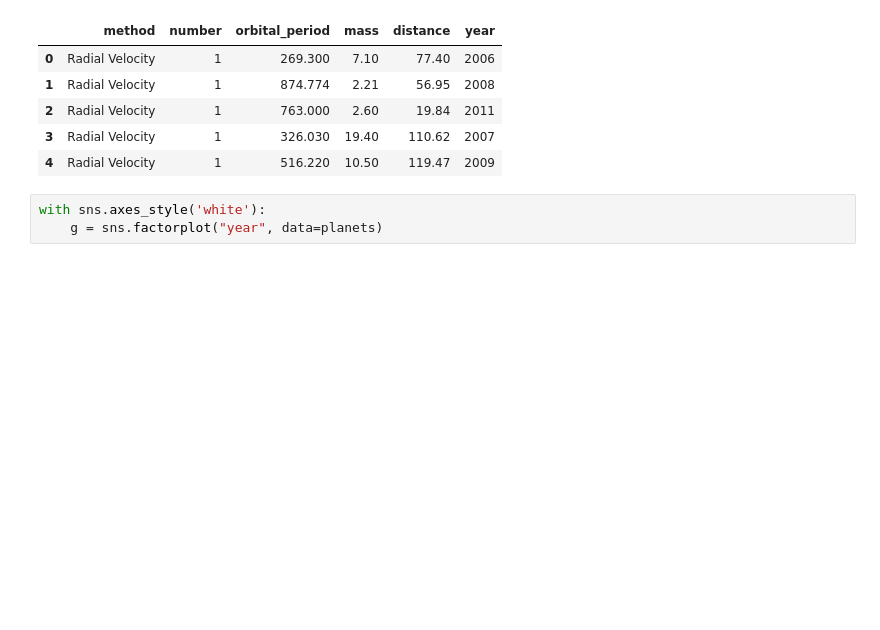
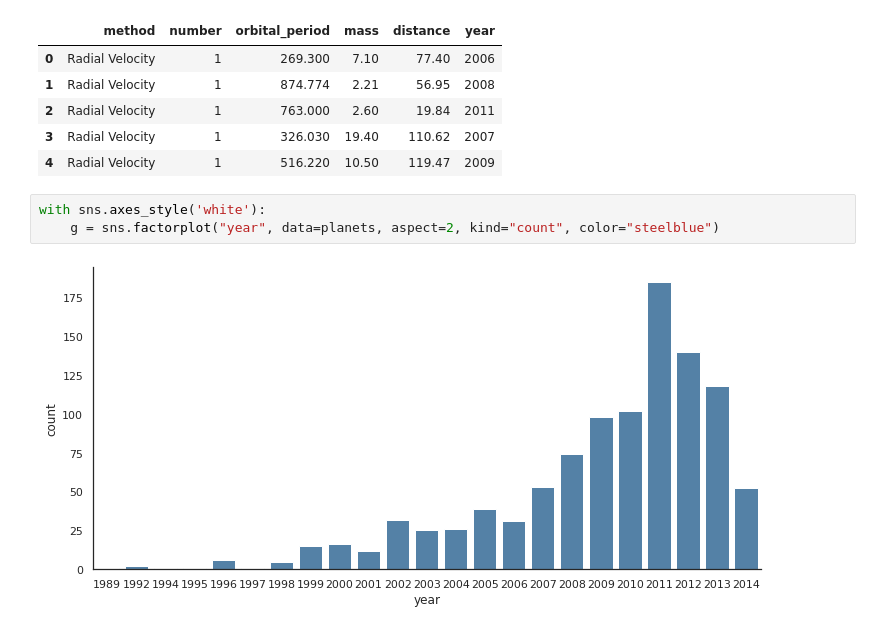
Before and after one commit to Deepshikha05/Visualization-in-Python, a Jupyter notebook: seaborn/seaborn.ipynb, the cells around one changed output. Drawn from its saved outputs; the diff is of its cells as text; blank space fills up the shorter version.

Commit message:
Seaborn - Added More Visualization

```diff
--- a/seaborn/seaborn.ipynb
+++ b/seaborn/seaborn.ipynb
@@ -213,4 +213,6 @@ planets.head()
 | 4 | Radial Velocity | 1 | 516.220 | 10.50 | 119.47 | 2009 |
 # %%
 with sns.axes_style('white'):
-    g = sns.factorplot("year", data=planets)
+    g = sns.factorplot("year", data=planets, aspect=2, kind="count", color="steelblue")
+# %% [output]
+[figure, added]
```
Also changed, not shown: parts of 2 cells of this notebook.
